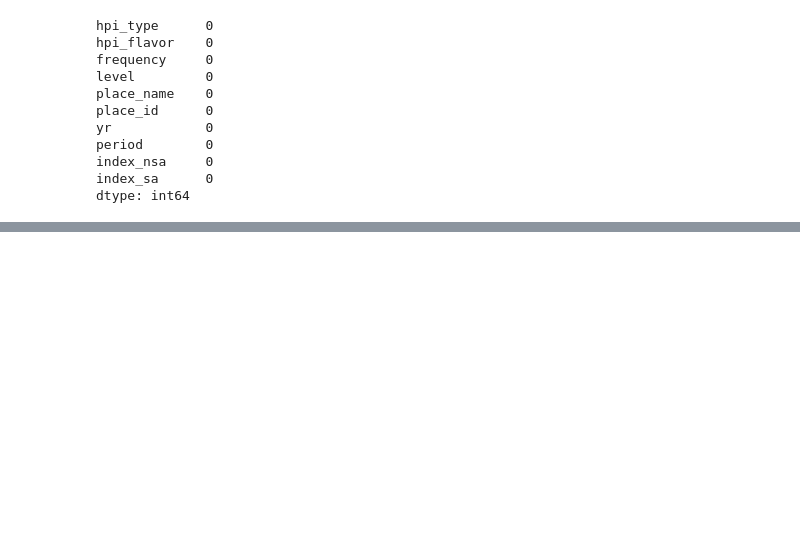
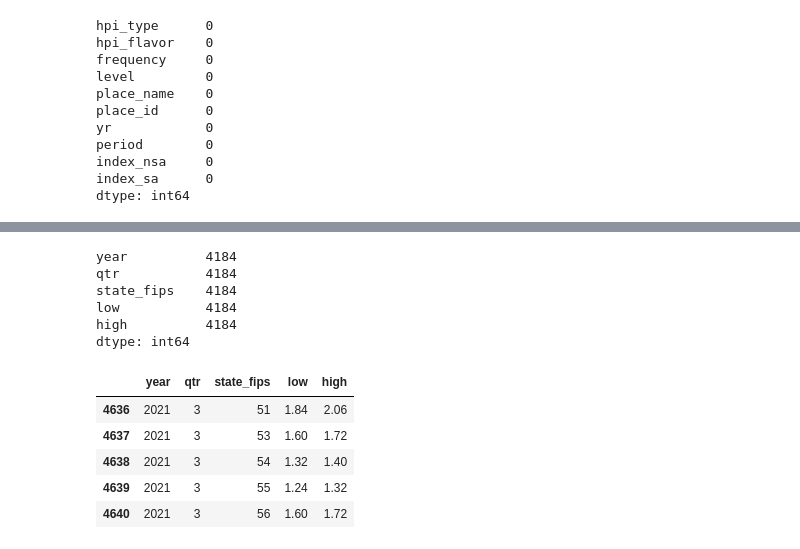
Before and after one commit to Retica/Final_Project, a Jupyter notebook: cleaning_data.ipynb, the cells around one changed output, grey strips where cells are left out. Cells and saved outputs as stored; diff of their text form; code cells hidden in the pictures; blank space fills up the shorter version.

```diff
--- a/cleaning_data.ipynb
+++ b/cleaning_data.ipynb
@@ -214,0 +260,19 @@ df31.to_csv('data_csv/clean_2022_df.csv')
+# %%
+clean_householdDebt_df.count()
+# %% [output]
+year          4184
+qtr           4184
+state_fips    4184
+low           4184
+high          4184
+dtype: int64
+# %%
+clean_householdDebt_df.head
+()
+# %% [output]
+|  | year | qtr | state_fips | low | high |
+| 4636 | 2021 | 3 | 51 | 1.84 | 2.06 |
+| 4637 | 2021 | 3 | 53 | 1.60 | 1.72 |
+| 4638 | 2021 | 3 | 54 | 1.32 | 1.40 |
+| 4639 | 2021 | 3 | 55 | 1.24 | 1.32 |
+| 4640 | 2021 | 3 | 56 | 1.60 | 1.72 |
```
Also changed, not shown: parts of 10 cells of this notebook, 28 other files.
